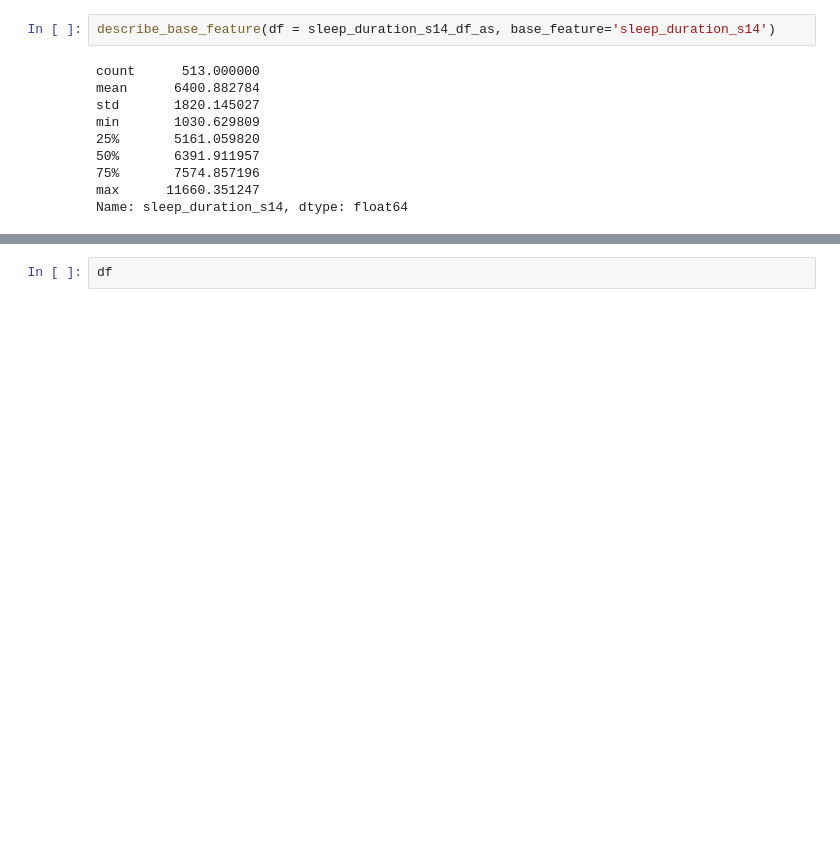
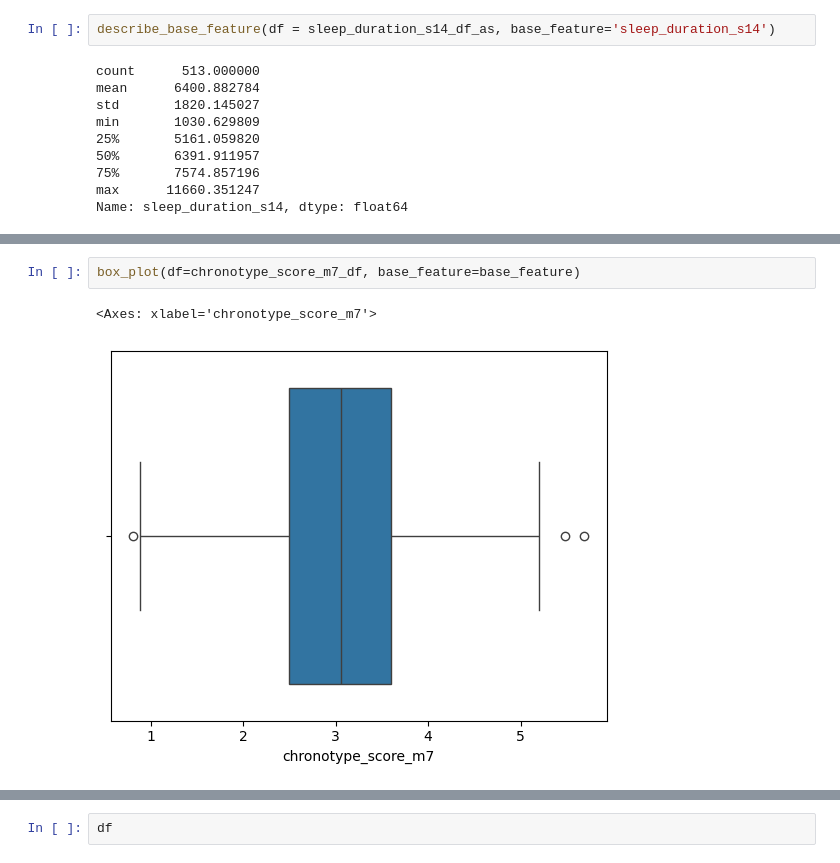
Before and after one commit to paragjadhav14/HR_ML_model_building, a Jupyter notebook: inference_v1_21_03_2025_aashi.ipynb, the cells around one changed output, grey strips where cells are left out. Drawn from its saved outputs; the diff is of its cells as text; blank space fills up the shorter version.

```diff
--- a/inference_v1_21_03_2025_aashi.ipynb
+++ b/inference_v1_21_03_2025_aashi.ipynb
@@ -1053,0 +1526,5 @@ Name: sleep_duration_s14, dtype: float64
+# %%
+box_plot(df=chronotype_score_m7_df, base_feature=base_feature)
+# %% [output]
+<Axes: xlabel='chronotype_score_m7'>
+[figure, added]
```
Also changed, not shown: parts of 54 cells of this notebook.
